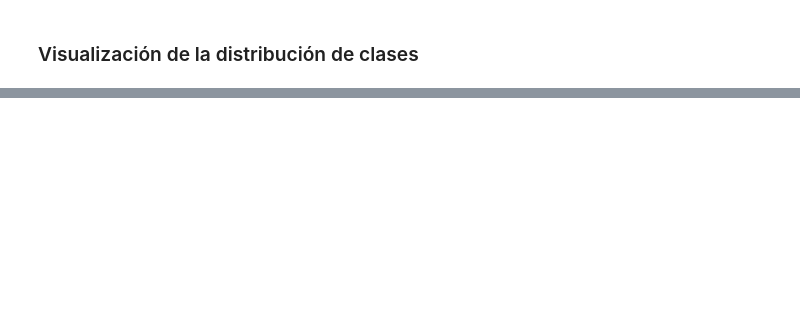
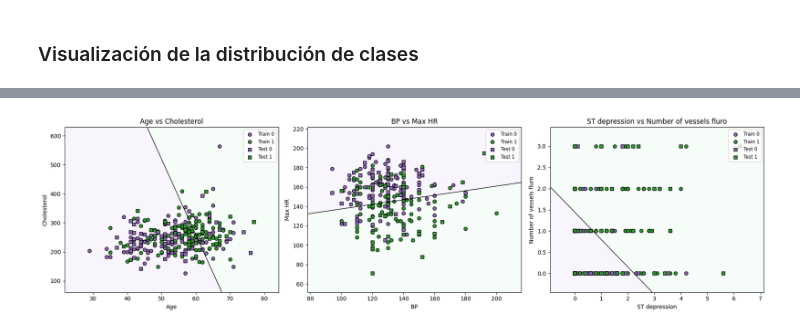
Before and after one commit to samuel-gil-r/Heart-Disease-Risk-Prediction, a Jupyter notebook: heart_disease_lr_analysis.ipynb, the cells around one changed output, grey strips where cells are left out. Saved outputs shown, nothing was run; the diff lists cells and outputs as text; code cells hidden in the pictures; blank space fills up the shorter version.

```diff
--- a/heart_disease_lr_analysis.ipynb
+++ b/heart_disease_lr_analysis.ipynb
@@ -107,0 +206,15 @@ plt.show()
+# %%
+
+selected_cols = [
+    "Age",
+    "BP",
+    "Cholesterol",
+    "Max HR",
+    "ST depression",
+    "Number of vessels fluro",
+    "Heart Disease"
+]
+
+data_subset = df[selected_cols].copy()
+print("Dimensiones del subconjunto:", data_subset.shape)
+data_subset.head(5)
@@ -107,0 +508,65 @@ plt.show()
+# %%
+import numpy as np
+import matplotlib.pyplot as plt
+from matplotlib.colors import ListedColormap
+
+pairs = [
+    ("Age", "Cholesterol"),
+    ("BP", "Max HR"),
+    ("ST depression", "Number of vessels fluro")
+]
+
+fig, axes = plt.subplots(1, len(pairs), figsize=(18,5))
+
+for ax, (x_col, y_col) in zip(axes, pairs):
+    X_train_pair = X_train[[x_col, y_col]].astype(float).values
+    y_train_arr = y_train.values
+    X_test_pair = X_test[[x_col, y_col]].astype(float).values
+    y_test_arr = y_test.values
+
+    mean_pair = X_train_pair.mean(axis=0)
+    std_pair = X_train_pair.std(axis=0)
+    std_pair[std_pair == 0] = 1.0
+
+    X_train_norm = (X_train_pair - mean_pair) / std_pair
+    X_test_norm = (X_test_pair - mean_pair) / std_pair
+
+    X_train_bias = np.hstack([np.ones((X_train_norm.shape[0], 1)), X_train_norm])
+
+    w_pair = np.zeros(X_train_bias.shape[1])
+    lr = 0.1
+    n_iters = 500
+    for i in range(n_iters):
+        z = X_train_bias.dot(w_pair)
+        p = 1/(1+np.exp(-z))
+        grad = X_train_bias.T.dot(p - y_train_arr) / len(y_train_arr)
+        w_pair -= lr * grad
+
+    x_min, x_max = np.min(np.concatenate([X_train_pair[:,0], X_test_pair[:,0]])), np.max(np.concatenate([X_train_pair[:,0], X_test_pair[:,0]]))
+    y_min, y_max = np.min(np.concatenate([X_train_pair[:,1], X_test_pair[:,1]])), np.max(np.concatenate([X_train_pair[:,1], X_test_pair[:,1]]))
+    x_pad = (x_max - x_min) * 0.15
+    y_pad = (y_max - y_min) * 0.15
+    xx, yy = np.meshgrid(np.linspace(x_min - x_pad, x_max + x_pad, 300),
+                         np.linspace(y_min - y_pad, y_max + y_pad, 300))
+
+    grid = np.c_[xx.ravel(), yy.ravel()]
+    grid_norm = (grid - mean_pair) / std_pair
+    grid_bias = np.hstack([np.ones((grid_norm.shape[0],1)), grid_norm])
+    probs = 1/(1+np.exp(-grid_bias.dot(w_pair)))
+    probs = probs.reshape(xx.shape)
+
+    cmap_light = ListedColormap(LIGHT)
+    ax.contourf(xx, yy, probs, levels=[0, 0.5, 1], alpha=0.25, cmap=cmap_light)
+    cs = ax.contour(xx, yy, probs, levels=[0.5], colors='k', linewidths=1)
+
+    plot_pts(ax, X_train_pair, X_test_pair, y_train_arr, y_test_arr, 0, 1)
+
+    ax.set_xlabel(x_col)
+    ax.set_ylabel(y_col)
+    ax.set_title(f"{x_col} vs {y_col}")
+    ax.legend(loc='upper right', fontsize='small')
+
+plt.tight_layout()
+plt.show()
+# %% [output]
+[figure, added]
```
Also changed, not shown: parts of 28 cells of this notebook.
